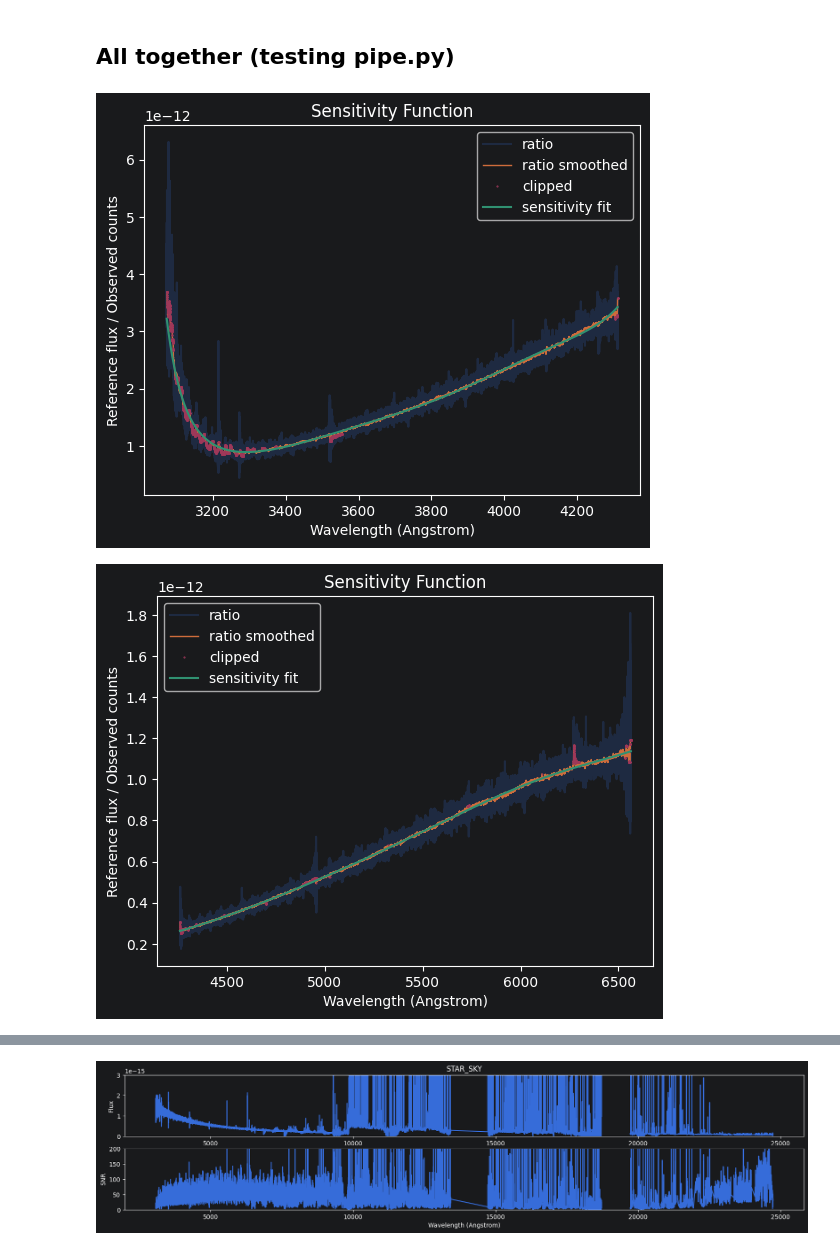
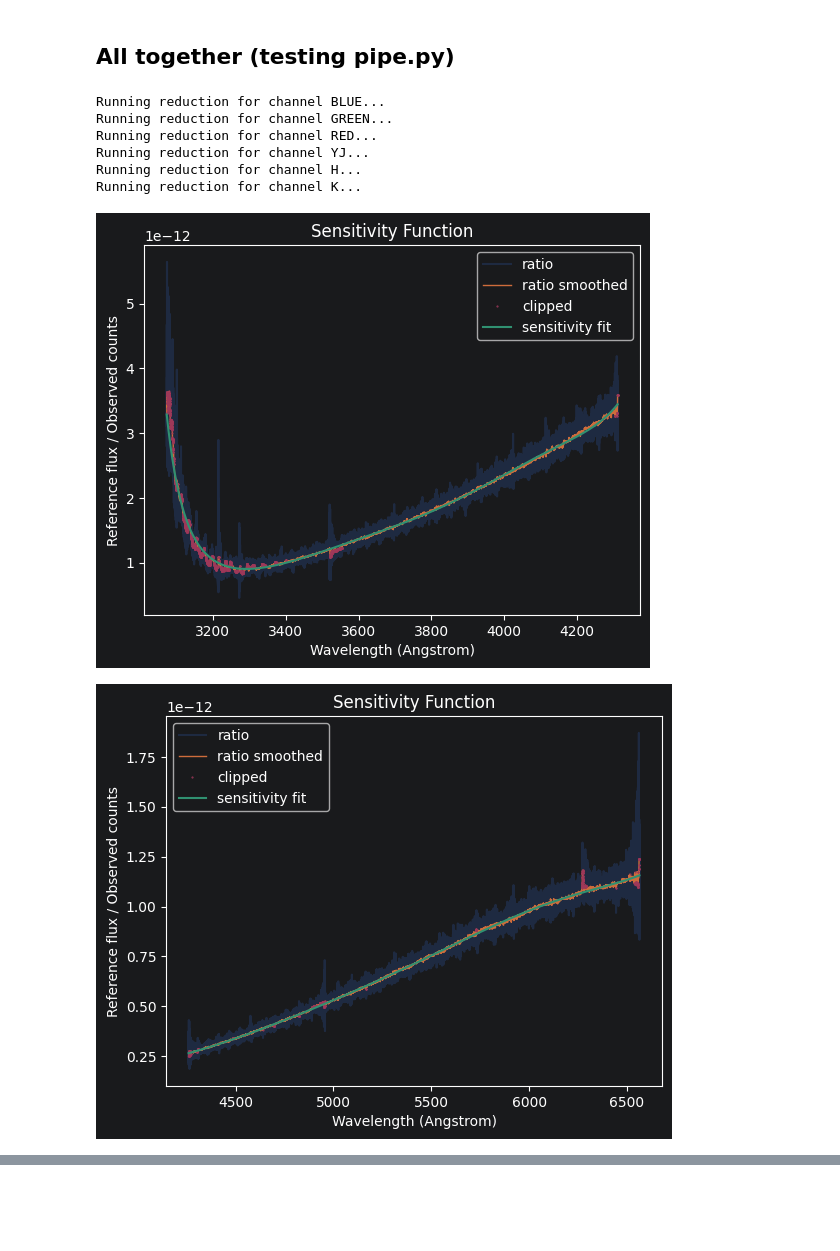
Before and after one commit to CaltechOpticalObservatories/zshooter-drp, a Jupyter notebook: notebooks/extraction_demo.ipynb, the cells around one changed output, grey strips where cells are left out. Saved outputs shown, nothing was run; the diff lists cells and outputs as text; code cells hidden in the pictures; blank space fills up the shorter version.

```diff
--- a/notebooks/extraction_demo.ipynb
+++ b/notebooks/extraction_demo.ipynb
@@ -108,7 +108,7 @@ Let's reduce the data of one channel step-by-step using core algorithms from pyr
 
 The output directory is simply set to a folder named `reduced` inside your input directory.
 # %%
-channel = 'BLUE'
+channel = 'H'
 chanfiles = files[channel]
 # %% [markdown]
 ### Master combine and load mask
@@ -244,7 +246,7 @@ Science extraction parameters: {'extraction_type': 'optimal', 'extraction_height
 fsrs = {}
 with np.load('../src/zsdrp/ZSHOOTER/free_spectral_ranges.npz') as f:
     for chan in zs.config.channels:
-        fsrs[chan] = f[chan]
+        fsrs[chan] = f[chan][1:] if chan=='RED' else f[chan]
 
 # call blaze norm step
 spliced_spectra = zsdrp.steps.BlazeNormalization.run(deepcopy(group_spectra), wave_img, blaze, fsrs[channel])
@@ -295,29 +297,22 @@ import zsdrp.pipe
 importlib.reload(zsdrp.pipe)
 
 results = zsdrp.pipe.run_reduction(files, channels=None, output_dir=outdir, disable_steps=['mask'], print_params=False, disable_all_plots=True, reuse_cals=True)
+# %% [output]
+Running reduction for channel BLUE...
+Running reduction for channel GREEN...
+Running reduction for channel RED...
+Running reduction for channel YJ...
+Running reduction for channel H...
+Running reduction for channel K...
 # %%
 from scopesim.source.source_templates import ab_spectrum
 from synphot.units import convert_flux
 
 reference = ab_spectrum(mag=16)
 reference_wave = reference.waveset
 reference_flux = convert_flux(reference_wave, reference(reference_wave), "FLAM")
 
-final_spectra = zsdrp.pipe.run_flux_calibration_and_stitch(results, reference_wave, reference_flux, plot=True, output_dir=outdir)
-
-for objname, spectra in final_spectra.items():
-    sp = spectra.data[0]
-    fig, ax = plt.subplots(2,1, figsize=(20,4))
-    ax[0].plot(sp.wave, sp.spec)
-    ax[0].set_ylabel('Flux')
-    ax[0].set_xlabel('Wavelength (Angstrom)')
-    ax[1].plot(sp.wave, sp.spec/sp.sig)
-    ax[1].set_ylabel('SNR')
-    ax[1].set_xlabel('Wavelength (Angstrom)')
-    ax[0].set_title(f'{objname}')
-    ax[0].set_ylim(0,3e-15)
-    ax[1].set_ylim(0, 200)
-    plt.show()
+final_spectra = zsdrp.pipe.run_flux_calibration_and_stitch(results, reference_wave=reference_wave, reference_flux=reference_flux, plot=True, output_dir=outdir)
 # %% [output]
-[figure, old version]
+[figure, new version]
-[figure, old version]
+[figure, new version]
@@ -328 +322,0 @@ for objname, spectra in final_spectra.items():
-[figure, removed]
```
Also changed, not shown: parts of 9 cells of this notebook.
